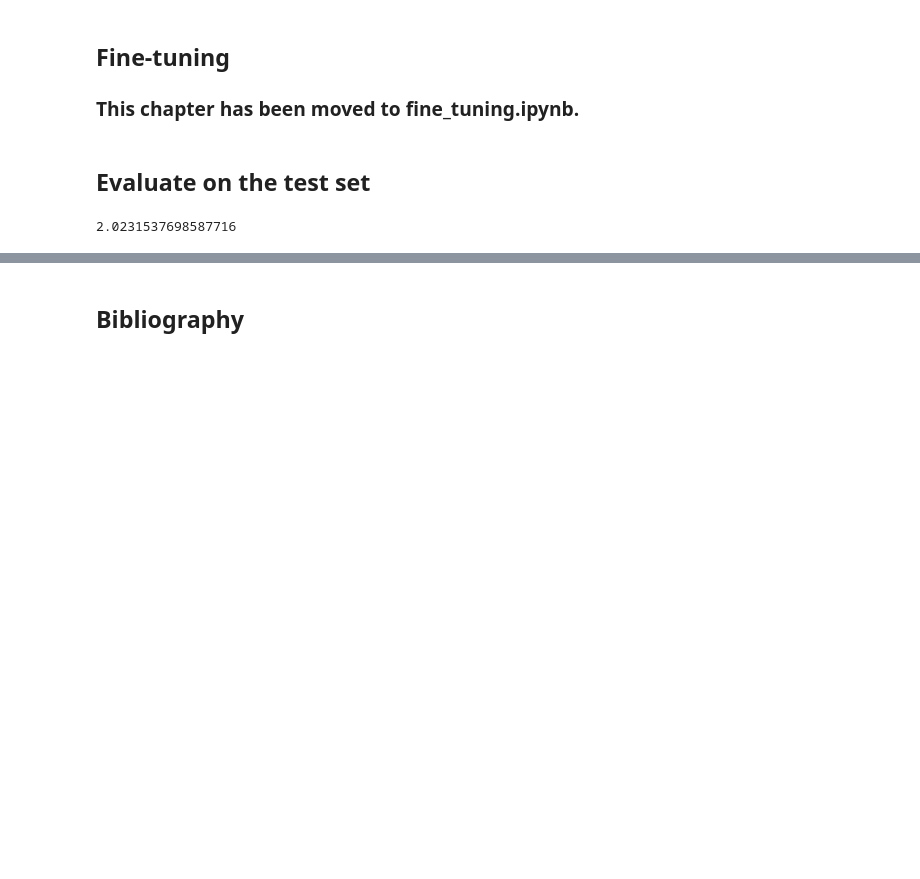
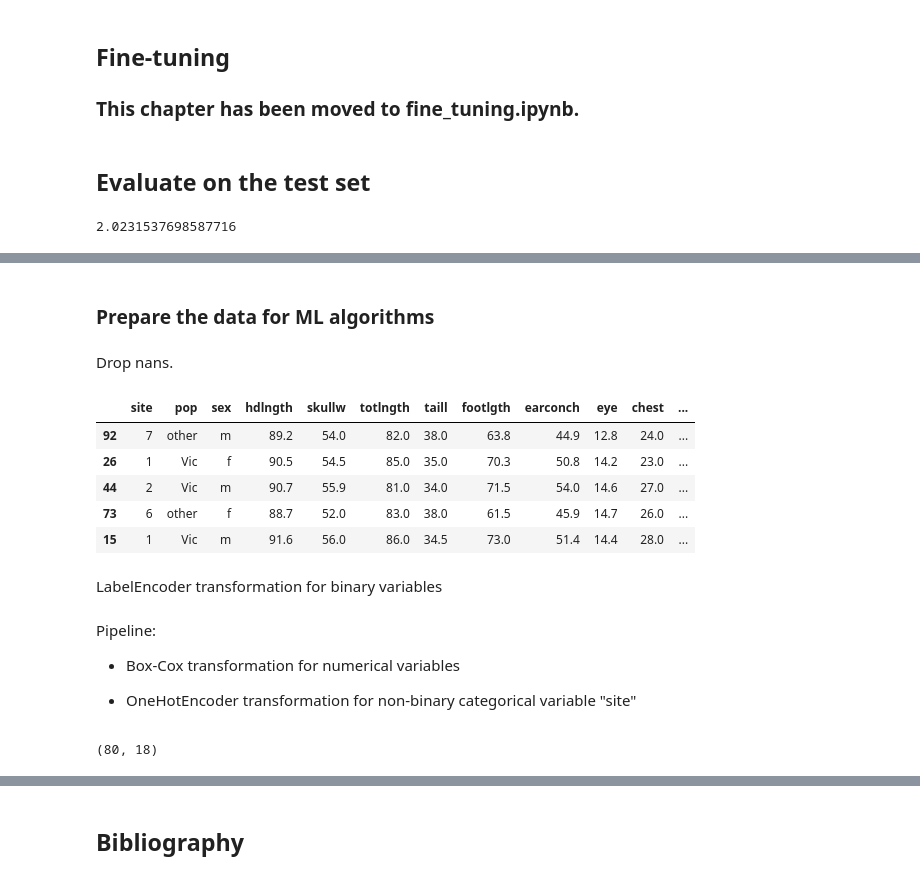
Before and after one commit to ArkadiuszSlowik/Possum-regression, a Jupyter notebook: possum_regression.ipynb, the cells around one changed output, grey strips where cells are left out. Drawn from its saved outputs; the diff is of its cells as text; code cells hidden in the pictures; blank space fills up the shorter version.

Commit message:
final
- second approach: box-cox transformation, LabelEncoder for binary, new best models

- summary, project conclusions

```diff
--- a/possum_regression.ipynb
+++ b/possum_regression.ipynb
@@ -681,0 +693,23 @@ final_rmse
+# %% [markdown]
+<h3> Prepare the data for ML algorithms </h3>
+# %% [markdown]
+Drop nans.
+# %%
+df2 = df.dropna()
+# %%
+train_set, test_set = train_test_split(df2, test_size=0.2, random_state=42)
+# %%
+train_set_new = train_set.copy()
+train_set_labels = train_set_new["age"].copy()
+train_set_new = train_set_new.drop("age", axis=1)
+# %%
+train_set_new.head()
+# %% [output]
+|  | site | pop | sex | hdlngth | skullw | totlngth | taill | footlgth | earconch | eye | chest | ... |
+| 92 | 7 | other | m | 89.2 | 54.0 | 82.0 | 38.0 | 63.8 | 44.9 | 12.8 | 24.0 | ... |
+| 26 | 1 | Vic | f | 90.5 | 54.5 | 85.0 | 35.0 | 70.3 | 50.8 | 14.2 | 23.0 | ... |
+| 44 | 2 | Vic | m | 90.7 | 55.9 | 81.0 | 34.0 | 71.5 | 54.0 | 14.6 | 27.0 | ... |
+| 73 | 6 | other | f | 88.7 | 52.0 | 83.0 | 38.0 | 61.5 | 45.9 | 14.7 | 26.0 | ... |
+| 15 | 1 | Vic | m | 91.6 | 56.0 | 86.0 | 34.5 | 73.0 | 51.4 | 14.4 | 28.0 | ... |
+# %% [markdown]
+LabelEncoder transformation for binary variables
@@ -681,0 +719,6 @@ final_rmse
+# %% [markdown]
+Pipeline:
+
+- Box-Cox transformation for numerical variables
+
+- OneHotEncoder transformation for non-binary categorical variable "site"
@@ -681,0 +739,5 @@ final_rmse
+# %%
+train_set_new_ready = pipeline.fit_transform(train_set_new)
+train_set_new_ready.shape
+# %% [output]
+(80, 18)
```
Also changed, not shown: parts of 67 cells of this notebook, 3 other files.
